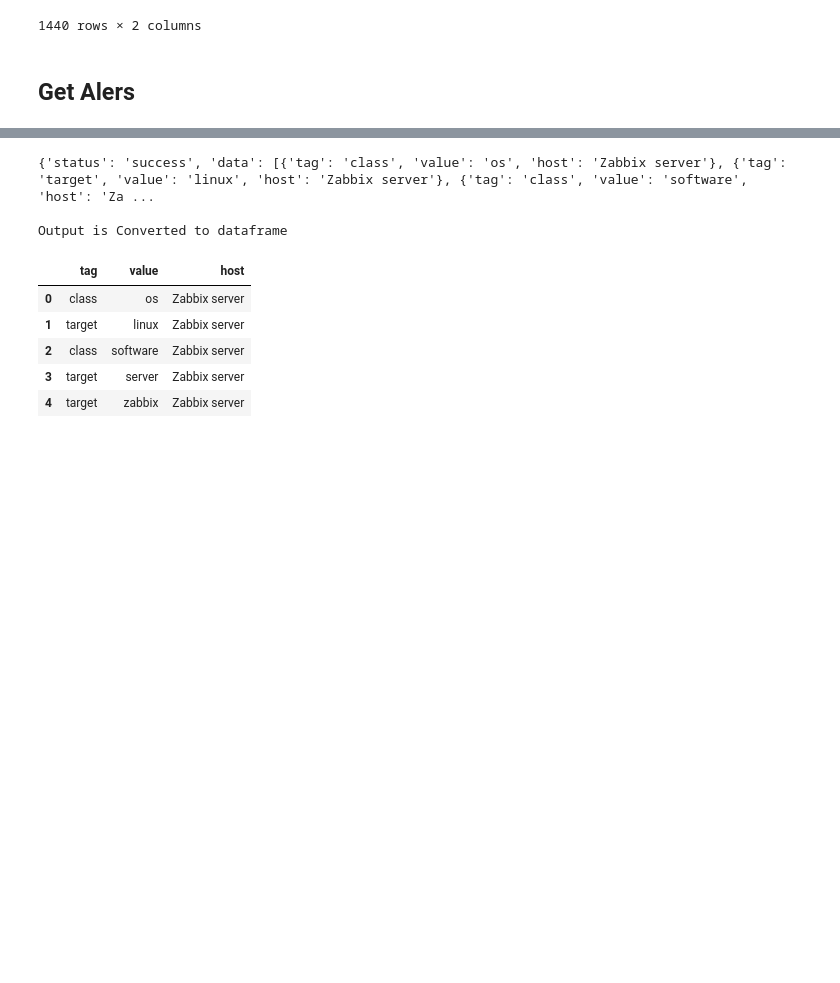
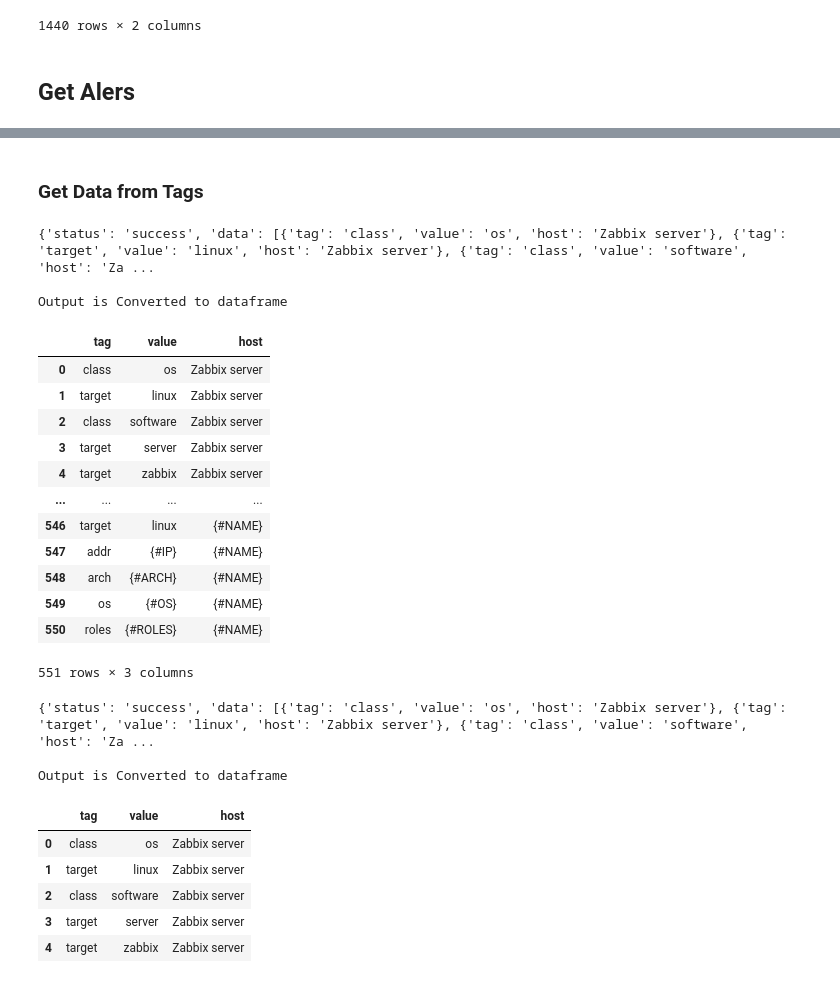
Before and after one commit to Kartik240803/zabbix, a Jupyter notebook: lib_tester.ipynb, the cells around one changed output, grey strips where cells are left out. Drawn from its saved outputs; the diff is of its cells as text; code cells hidden in the pictures; blank space fills up the shorter version.

```diff
--- a/lib_tester.ipynb
+++ b/lib_tester.ipynb
@@ -257,3 +263,28 @@ Output is Converted to dataframe
+# %% [markdown]
+### Get Data from Tags
+# %%
+result = zbx.get_tag_for_host()
+print(result)
+print("\nOutput is Converted to dataframe")
+d = pd.DataFrame(result['data'])
+d
+# %% [output]
+{'status': 'success', 'data': [{'tag': 'class', 'value': 'os', 'host': 'Zabbix server'}, {'tag': 'target', 'value': 'linux', 'host': 'Zabbix server'}, {'tag': 'class', 'value': 'software', 'host': 'Za ...
+
+Output is Converted to dataframe
+|  | tag | value | host |
+| 0 | class | os | Zabbix server |
+| 1 | target | linux | Zabbix server |
+| 2 | class | software | Zabbix server |
+| 3 | target | server | Zabbix server |
+| 4 | target | zabbix | Zabbix server |
+| ... | ... | ... | ... |
+| 546 | target | linux | {#NAME} |
+| 547 | addr | {#IP} | {#NAME} |
+| 548 | arch | {#ARCH} | {#NAME} |
+| 549 | os | {#OS} | {#NAME} |
+| 550 | roles | {#ROLES} | {#NAME} |
+551 rows × 3 columns
 # %%
 result = zbx.get_tag_for_host(hostname=hostname)
 print(result)
```
Also changed, not shown: parts of 16 cells of this notebook, 1 other file.
